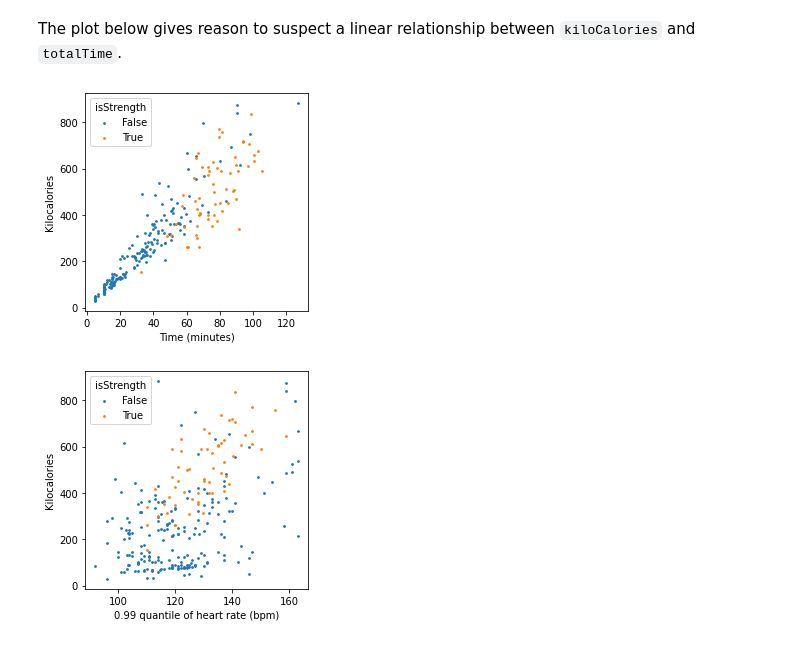
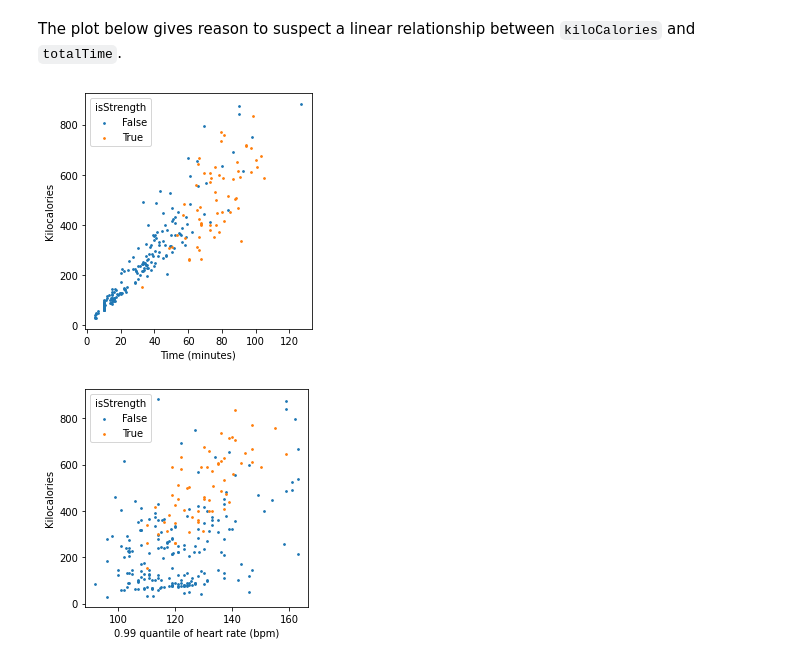
Before and after one commit to besiobu/data-science-portfolio, a Jupyter notebook: polar/Polar.ipynb, the cells around one changed output. Saved outputs shown, nothing was run; the diff lists cells and outputs as text; code cells hidden in the pictures.

Commit message:
Fix plot margins, update summary with plots.

```diff
--- a/polar/Polar.ipynb
+++ b/polar/Polar.ipynb
@@ -617,18 +618,19 @@ The plot below gives reason to suspect a linear relationship between `kiloCalori
 # %%
 for val in [False, True]:
     tmp = reg_df[reg_df['isStrength'] == val]
     plt.scatter(tmp['totalTime'],
                 tmp['kiloCalories'],
                 s=3,
                 label=val)
 
 plt.xlabel('Time (minutes)')
 plt.ylabel('Kilocalories')
 plt.legend(title='isStrength', loc='best')
+plt.tight_layout()
 plt.savefig('./img/time_vs_kilocalories_scatter_by_strength.png')
 plt.show()
 # %% [output]
-[figure, old version]
+[figure, new version]
 # %%
 for val in [False, True]:
     tmp = reg_df[reg_df['isStrength'] == val]
```
Also changed, not shown: parts of 15 cells of this notebook, 7 other files.
